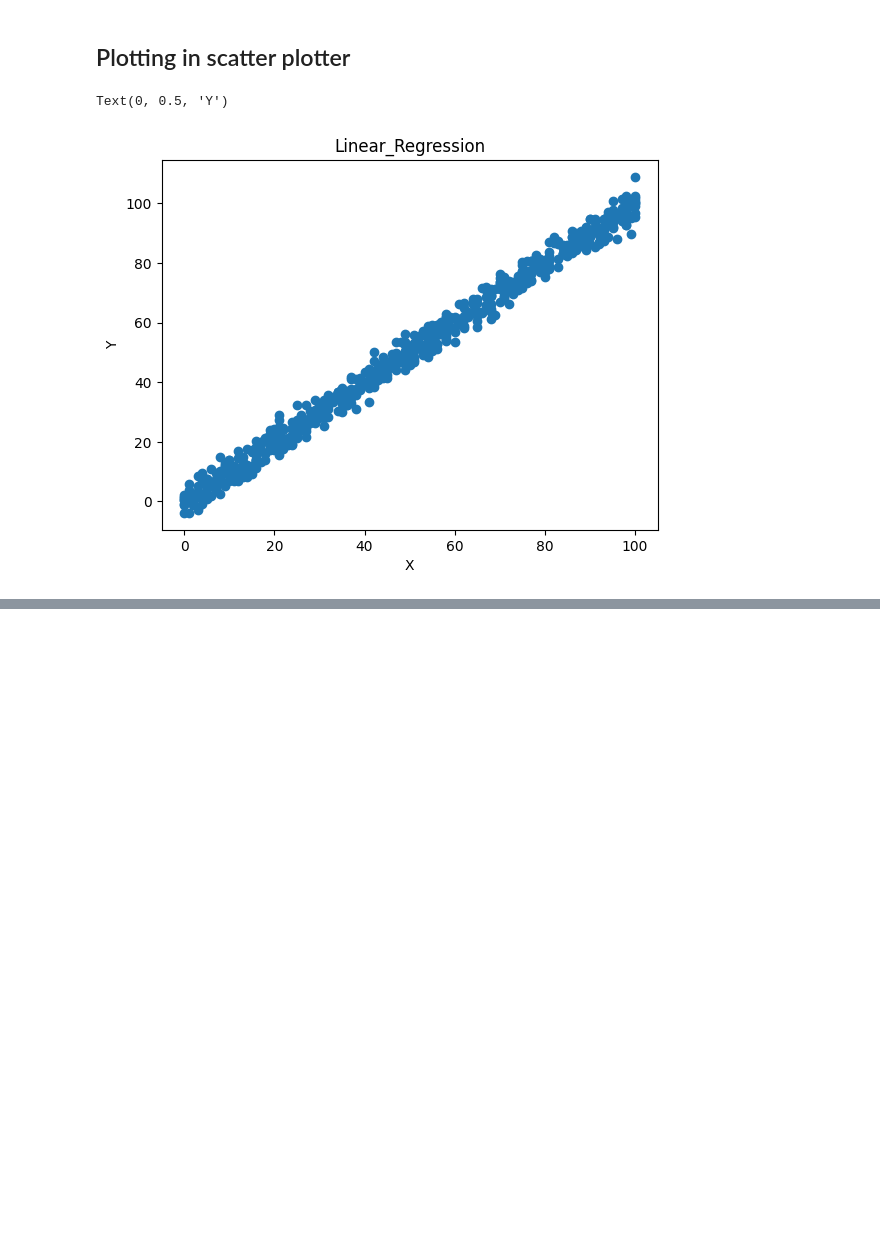
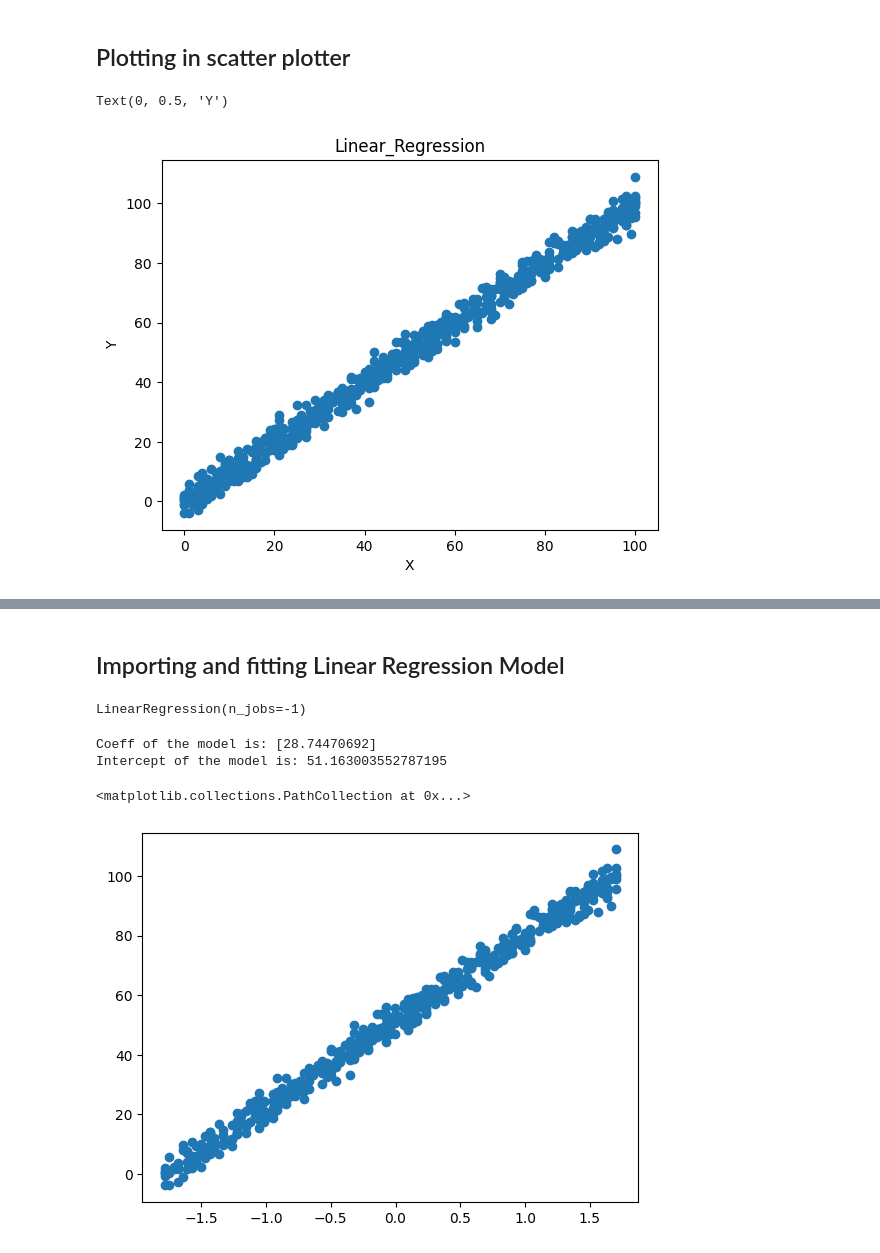
Before and after one commit to santhipsengottuvel/Simple_Linear_Regression_Project, a Jupyter notebook: simple_linear_regression.ipynb, the cells around one changed output, grey strips where cells are left out. Drawn from its saved outputs; the diff is of its cells as text; code cells hidden in the pictures; blank space fills up the shorter version.

Commit message:
Simple Linear regression Model

```diff
--- a/simple_linear_regression.ipynb
+++ b/simple_linear_regression.ipynb
@@ -36,0 +80,26 @@ Text(0, 0.5, 'Y')
+# %%
+from sklearn.preprocessing import StandardScaler
+scaler=StandardScaler()
+# %%
+X_Train=scaler.fit_transform(x_train)
+X_Test=scaler.transform(x_test)
+# %% [markdown]
+## Importing and fitting Linear Regression Model
+# %%
+from sklearn.linear_model import LinearRegression
+model=LinearRegression(n_jobs=-1)
+# %%
+model.fit(X_Train,y_train)
+# %% [output]
+LinearRegression(n_jobs=-1)
+# %%
+print("Coeff of the model is:",model.coef_)
+print("Intercept of the model is:",model.intercept_)
+# %% [output]
+Coeff of the model is: [28.74470692]
+Intercept of the model is: 51.163003552787195
+# %%
+plt.scatter(X_Train,y_train)
+# %% [output]
+<matplotlib.collections.PathCollection at 0x...>
+[figure, added]
```
Also changed, not shown: parts of 22 cells of this notebook.
